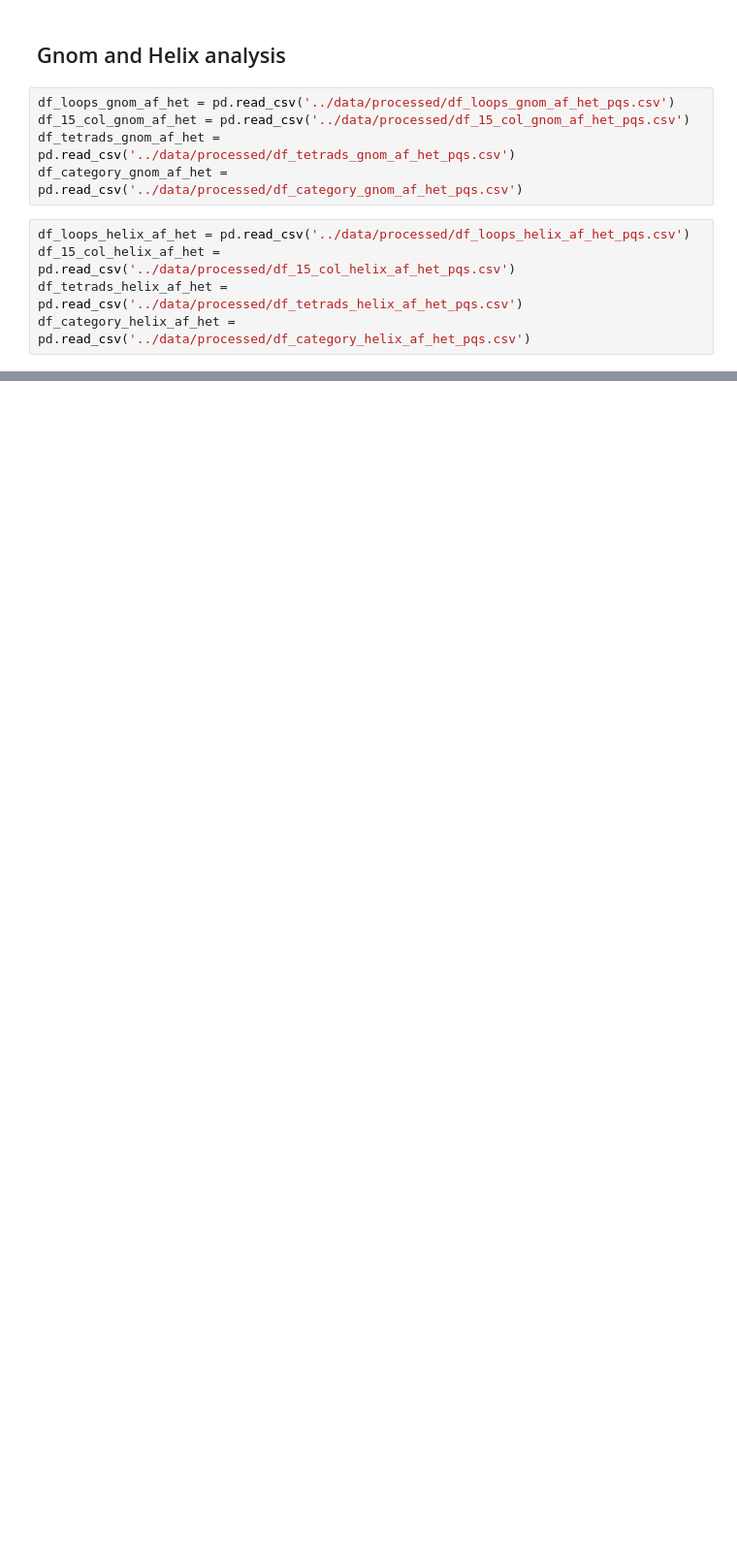
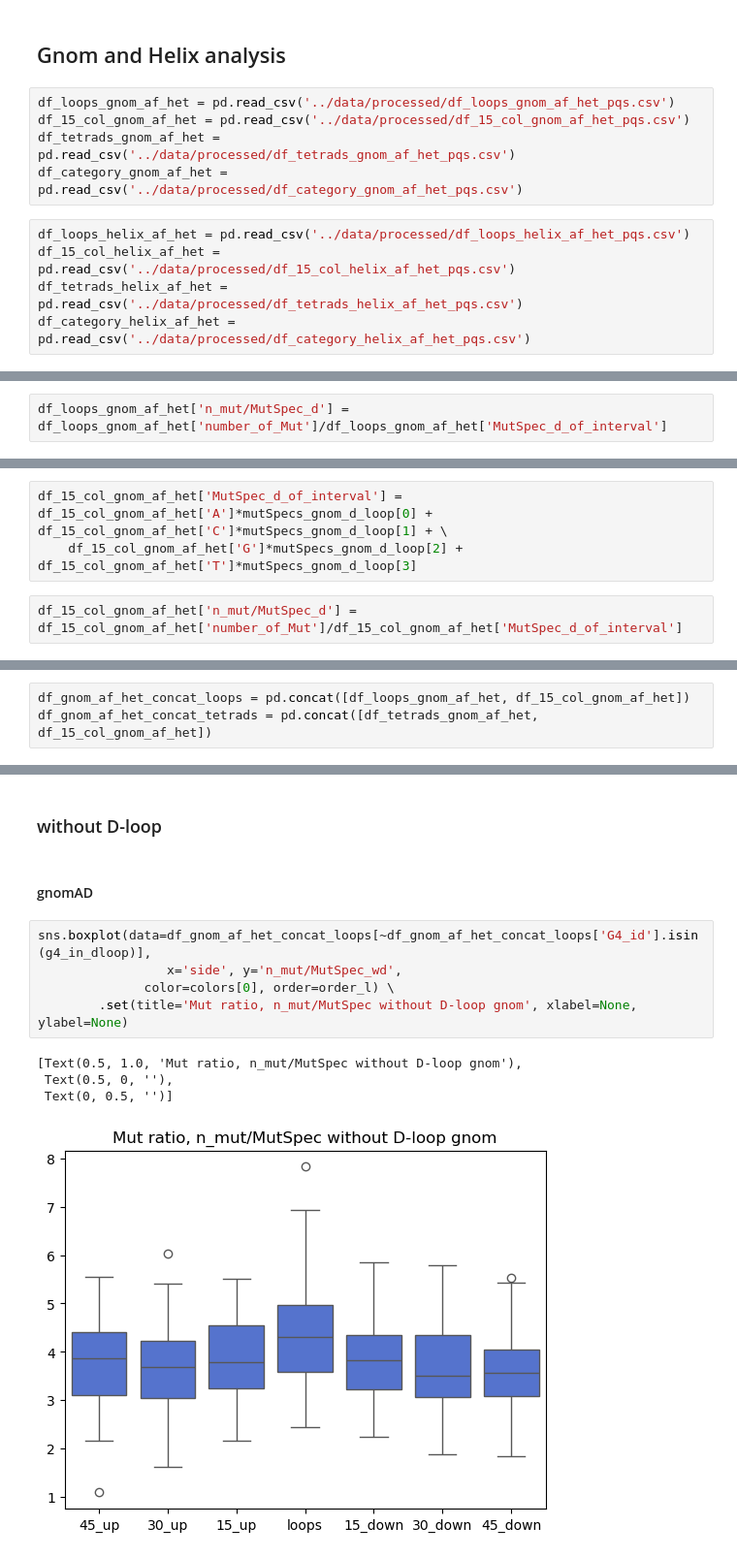
Before and after one commit to mitoclub/G4MutSpec, a Jupyter notebook: notebooks/gtex_gnom_helix_analysis_pqs_category.ipynb, the cells around one changed output, grey strips where cells are left out. Shown at 97% size. Drawn from its saved outputs; the diff is of its cells as text; blank space fills up the shorter version.

```diff
--- a/notebooks/gtex_gnom_helix_analysis_pqs_category.ipynb
+++ b/notebooks/gtex_gnom_helix_analysis_pqs_category.ipynb
@@ -521,0 +515,2 @@ Name: 0, dtype: object
+# %%
+df_loops_gnom_af_het['n_mut/MutSpec_d'] = df_loops_gnom_af_het['number_of_Mut']/df_loops_gnom_af_het['MutSpec_d_of_interval']
@@ -521,0 +522,5 @@ Name: 0, dtype: object
+# %%
+df_15_col_gnom_af_het['MutSpec_d_of_interval'] = df_15_col_gnom_af_het['A']*mutSpecs_gnom_d_loop[0] + df_15_col_gnom_af_het['C']*mutSpecs_gnom_d_loop[1] + \
+    df_15_col_gnom_af_het['G']*mutSpecs_gnom_d_loop[2] + df_15_col_gnom_af_het['T']*mutSpecs_gnom_d_loop[3]
+# %%
+df_15_col_gnom_af_het['n_mut/MutSpec_d'] = df_15_col_gnom_af_het['number_of_Mut']/df_15_col_gnom_af_het['MutSpec_d_of_interval']
@@ -521,0 +546,3 @@ Name: 0, dtype: object
+# %%
+df_gnom_af_het_concat_loops = pd.concat([df_loops_gnom_af_het, df_15_col_gnom_af_het])
+df_gnom_af_het_concat_tetrads = pd.concat([df_tetrads_gnom_af_het, df_15_col_gnom_af_het])
@@ -521,0 +552,14 @@ Name: 0, dtype: object
+# %% [markdown]
+### without D-loop
+# %% [markdown]
+#### gnomAD
+# %%
+sns.boxplot(data=df_gnom_af_het_concat_loops[~df_gnom_af_het_concat_loops['G4_id'].isin(g4_in_dloop)],
+                 x='side', y='n_mut/MutSpec_wd',
+              color=colors[0], order=order_l) \
+        .set(title='Mut ratio, n_mut/MutSpec without D-loop gnom', xlabel=None, ylabel=None)
+# %% [output]
+[Text(0.5, 1.0, 'Mut ratio, n_mut/MutSpec without D-loop gnom'),
+ Text(0.5, 0, ''),
+ Text(0, 0.5, '')]
+[figure, added]
```
Also changed, not shown: parts of 52 cells of this notebook, 2 other files.
